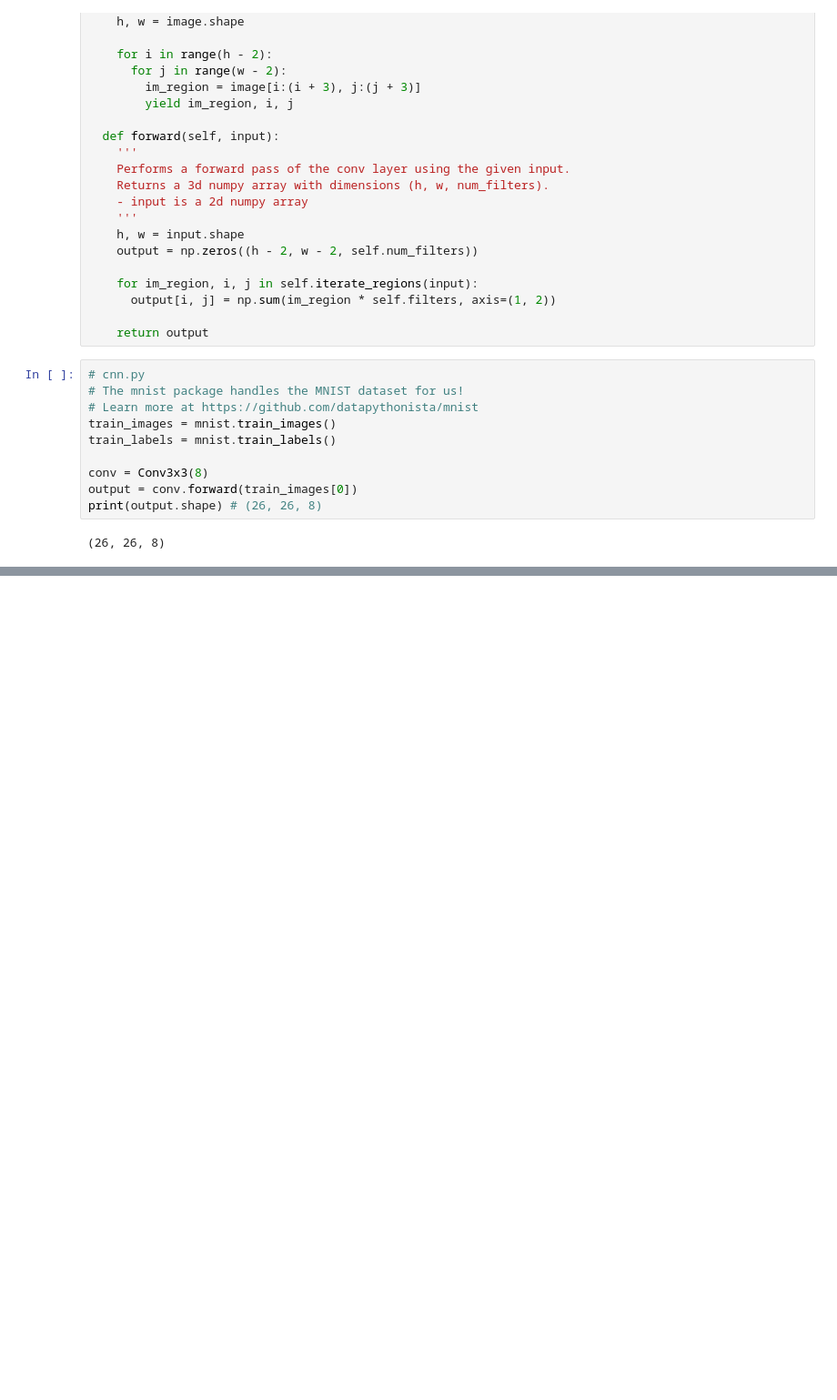
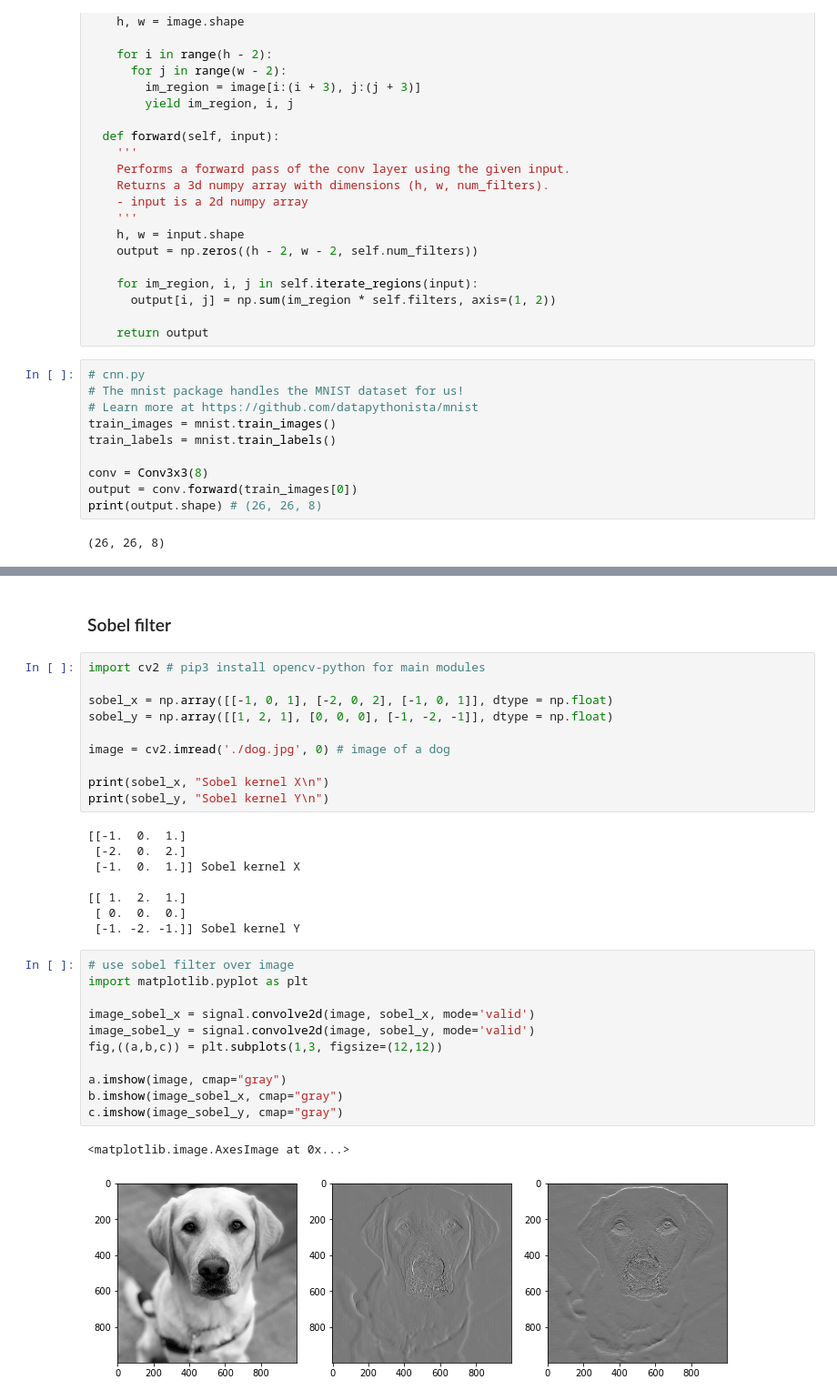
Before and after one commit to wolfsinem/MachineLearning, a Jupyter notebook: Convolutional_Neural_Networks/convnets_keras.ipynb, the cells around one changed output, grey strips where cells are left out. Shown at 91% size. Drawn from its saved outputs; the diff is of its cells as text; blank space fills up the shorter version.

```diff
--- a/Convolutional_Neural_Networks/convnets_keras.ipynb
+++ b/Convolutional_Neural_Networks/convnets_keras.ipynb
@@ -73,0 +98,34 @@ print(output.shape) # (26, 26, 8)
+# %% [markdown]
+### Sobel filter
+# %%
+import cv2 # pip3 install opencv-python for main modules
+
+sobel_x = np.array([[-1, 0, 1], [-2, 0, 2], [-1, 0, 1]], dtype = np.float)
+sobel_y = np.array([[1, 2, 1], [0, 0, 0], [-1, -2, -1]], dtype = np.float)
+
+image = cv2.imread('./dog.jpg', 0) # image of a dog
+
+print(sobel_x, "Sobel kernel X\n")
+print(sobel_y, "Sobel kernel Y\n")
+# %% [output]
+[[-1.  0.  1.]
+ [-2.  0.  2.]
+ [-1.  0.  1.]] Sobel kernel X
+
+[[ 1.  2.  1.]
+ [ 0.  0.  0.]
+ [-1. -2. -1.]] Sobel kernel Y
+# %%
+# use sobel filter over image
+import matplotlib.pyplot as plt
+
+image_sobel_x = signal.convolve2d(image, sobel_x, mode='valid')
+image_sobel_y = signal.convolve2d(image, sobel_y, mode='valid')
+fig,((a,b,c)) = plt.subplots(1,3, figsize=(12,12))
+
+a.imshow(image, cmap="gray")
+b.imshow(image_sobel_x, cmap="gray")
+c.imshow(image_sobel_y, cmap="gray")
+# %% [output]
+<matplotlib.image.AxesImage at 0x...>
+[figure, added]
```
Also changed, not shown: parts of 11 cells of this notebook, 2 other files.
